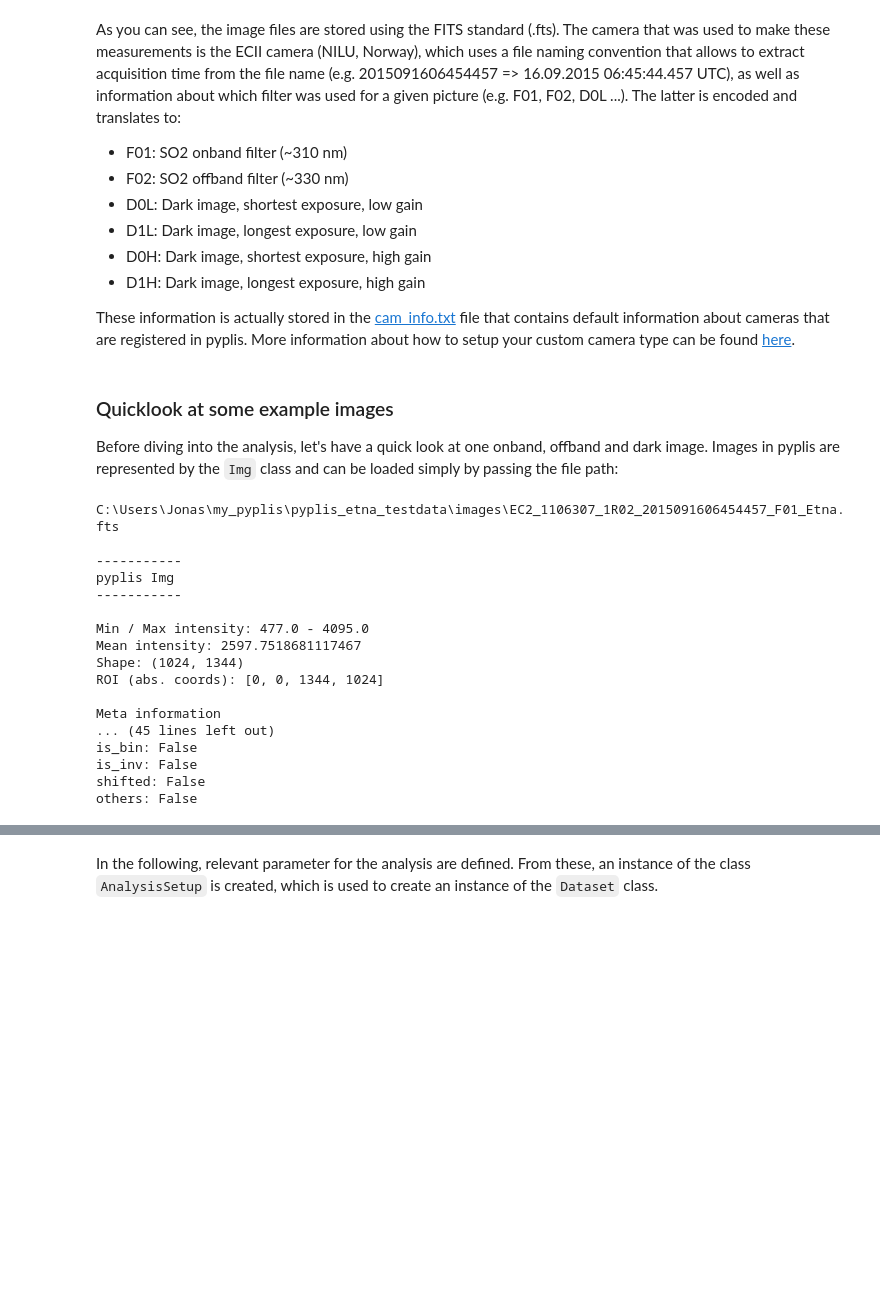
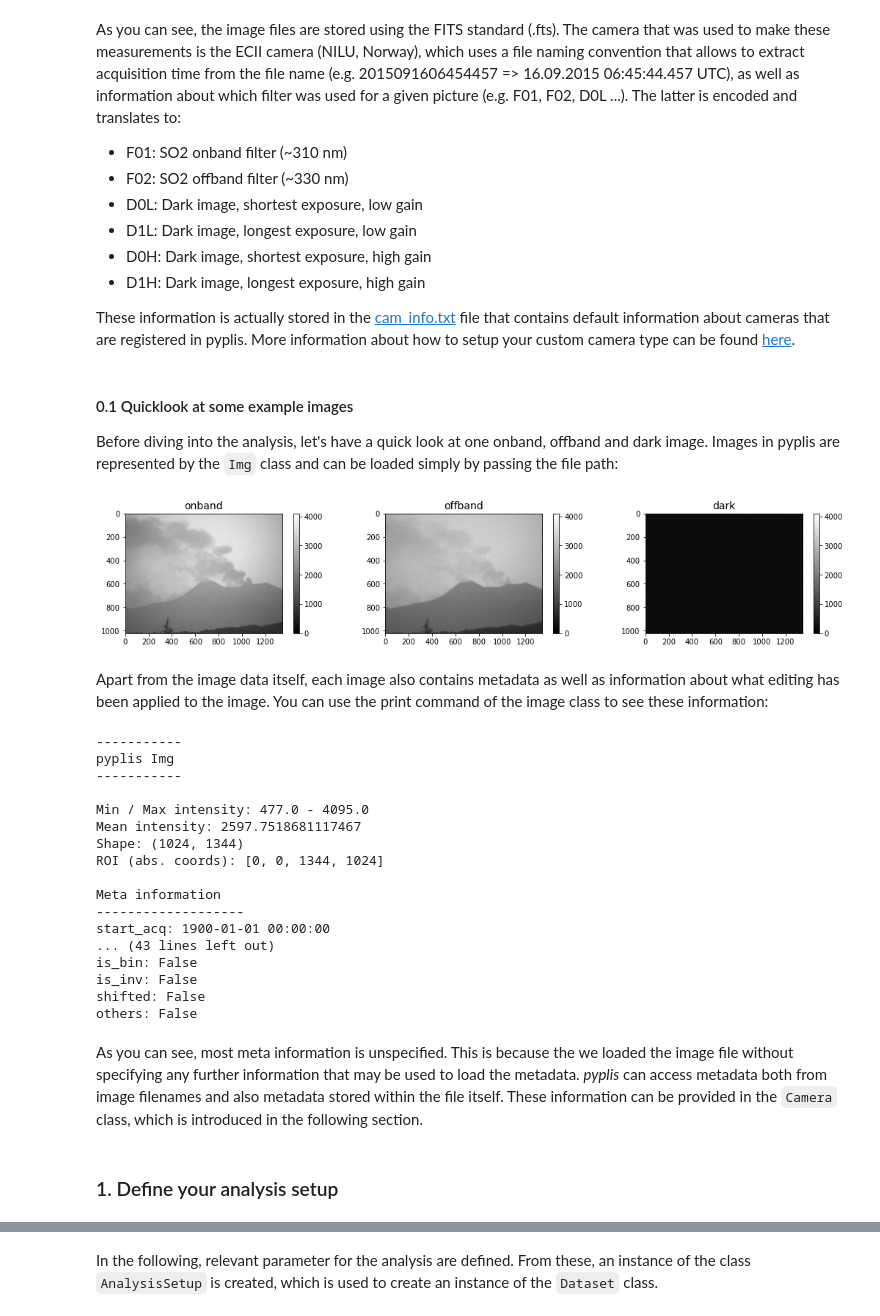
Before and after one commit to jgliss/pyplis-notebooks, a Jupyter notebook: tutorials/tut00_getting_started.ipynb, the cells around one changed output, grey strips where cells are left out. Drawn from its saved outputs; the diff is of its cells as text; code cells hidden in the pictures; blank space fills up the shorter version.

Commit message:
Started with introduction tutorial that (UNDER DEVELOPMENT)

```diff
--- a/tutorials/tut00_getting_started.ipynb
+++ b/tutorials/tut00_getting_started.ipynb
@@ -57,6 +66,6 @@ As you can see, the image files are stored using the FITS standard (.fts). The c
 
 These information is actually stored in the [cam_info.txt](https://github.com/jgliss/pyplis/blob/master/pyplis/data/cam_info.txt) file that contains default information about cameras that are registered in pyplis. More information about how to setup your custom camera type can be found [here](https://pyplis.readthedocs.io/en/latest/tutorials.html#primer-on-data-import).
 # %% [markdown]
-### Quicklook at some example images
+#### 0.1 Quicklook at some example images
 
 Before diving into the analysis, let's have a quick look at one onband, offband and dark image. Images in pyplis are represented by the `Img` class and can be loaded simply by passing the file path:
@@ -67,21 +72,44 @@ dark_file = os.path.join(IMG_DIR, all_files[5])
-# %%
-onband = pyplis.Img(onband_file)
-print(onband)
-# %% [output]
-C:\Users\Jonas\my_pyplis\pyplis_etna_testdata\images\EC2_1106307_1R02_2015091606454457_F01_Etna.fts
-
------------
-pyplis Img
------------
-
-Min / Max intensity: 477.0 - 4095.0
-Mean intensity: 2597.7518681117467
-Shape: (1024, 1344)
-ROI (abs. coords): [0, 0, 1344, 1024]
-
-Meta information
-... (45 lines left out)
-is_bin: False
-is_inv: False
-shifted: False
-others: False
+# %%
+# Locate the images
+onband_file = os.path.join(IMG_DIR, all_files[0])
+offband_file = os.path.join(IMG_DIR, all_files[1])
+dark_file = os.path.join(IMG_DIR, all_files[5])
+
+# Load them
+on_img = pyplis.Img(onband_file)
+off_img = pyplis.Img(offband_file)
+dark_img = pyplis.Img(dark_file)
+
+# And plot them
+fig, (ax1, ax2, ax3) = plt.subplots(1,3, figsize=(18, 3))
+on_img.show(ax=ax1, vmin=0, vmax=2**12, tit='onband')
+off_img.show(ax=ax2, vmin=0, vmax=2**12, tit='offband')
+dark_img.show(ax=ax3, vmin=0, vmax=2**12, tit='dark');
+# %% [output]
+[figure, added]
+# %% [markdown]
+Apart from the image data itself, each image also contains metadata as well as information about what editing has been applied to the image. You can use the print command of the image class to see these information:
+# %%
+print(on_img)
+# %% [output]
+-----------
+pyplis Img
+-----------
+
+Min / Max intensity: 477.0 - 4095.0
+Mean intensity: 2597.7518681117467
+Shape: (1024, 1344)
+ROI (abs. coords): [0, 0, 1344, 1024]
+
+Meta information
+-------------------
+start_acq: 1900-01-01 00:00:00
+... (43 lines left out)
+is_bin: False
+is_inv: False
+shifted: False
+others: False
+# %% [markdown]
+As you can see, most meta information is unspecified. This is because the we loaded the image file without specifying any further information that may be used to load the metadata. *pyplis* can access metadata both from image filenames and also metadata stored within the file itself. These information can be provided in the `Camera` class, which is introduced in the following section.
+# %% [markdown]
+### 1. Define your analysis setup
```
Also changed, not shown: parts of 27 cells of this notebook.
